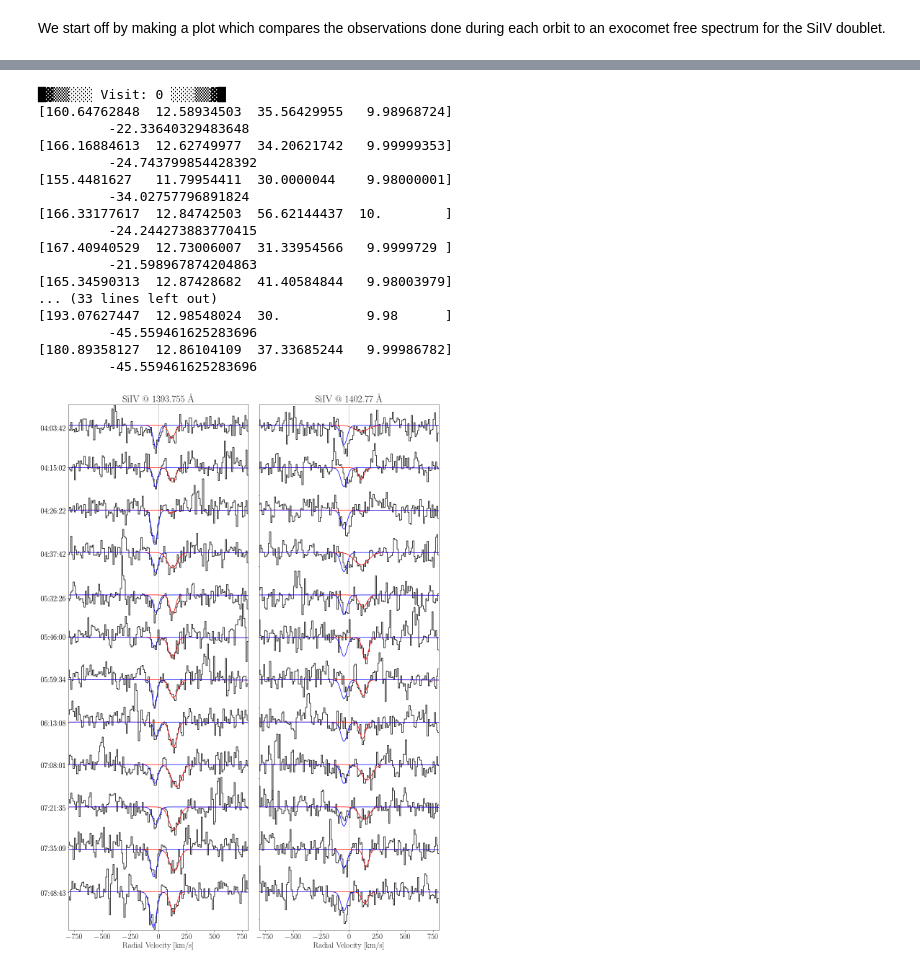
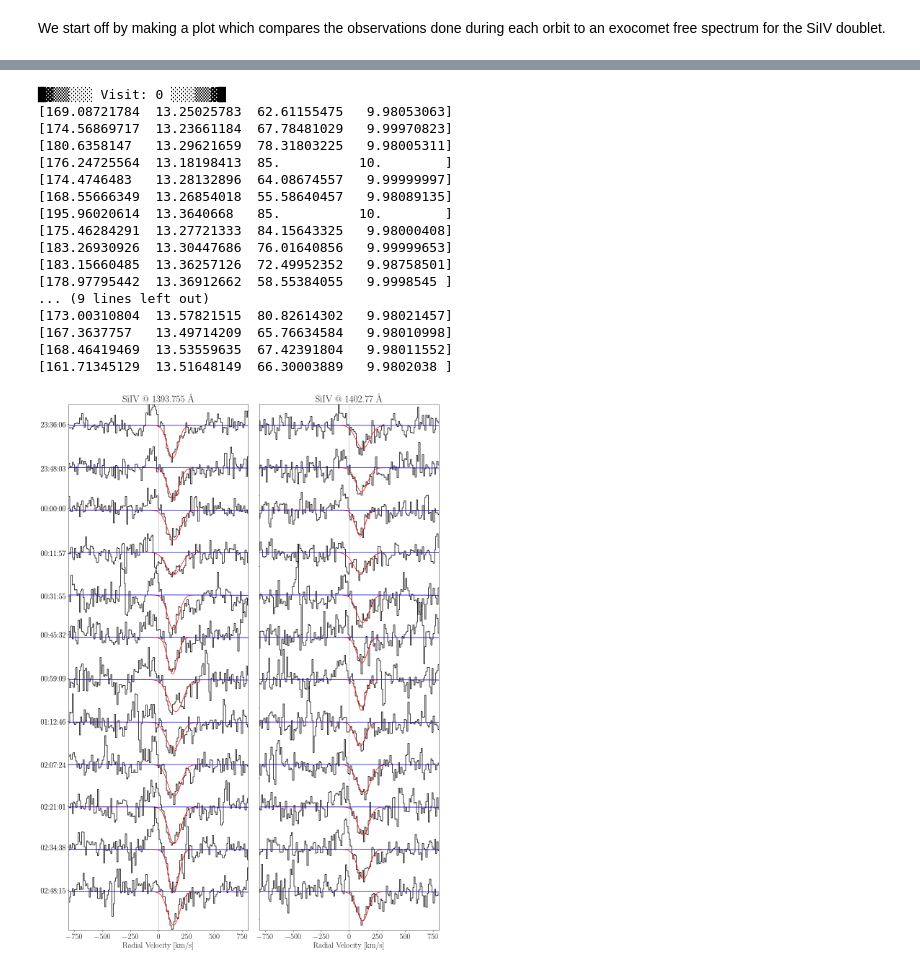
Before and after one commit to bdrdavies/exocomets, a Jupyter notebook: notebooks/short_term_variations.ipynb, the cells around one changed output, grey strips where cells are left out. Cells and saved outputs as stored; diff of their text form; code cells hidden in the pictures.

```diff
--- a/notebooks/short_term_variations.ipynb
+++ b/notebooks/short_term_variations.ipynb
@@ -117,7 +117,7 @@ cool=cm.plasma(np.linspace(0.0,0.9,12)) # Create some nice colours for the plot
 print('Looking at observations done on:')
 
 # Convert to RV space (using beta Pic RV of 20.5 km/s as reference)
-rv = c.Wave2RV(DP[nobs][0][0],Line1,20.5)
+rv = c.Wave2RV(DP[0][0][0],Line1,20.5)
 
 # Fint the array element corresponding to n1 and n2 km/s
 s1, s2 = c.RegionSelect(rv, n1, n2)
@@ -128,14 +128,14 @@ rv_bin_1, f_bin_1 = c.BinXY(rv,ECF,bin_size)
 # We loop over all the visits given in params.json
 for nobs in range(len(DP)):
 
+    # We extract the date so we can put it on the y-axis of the plot
+    date = str(DP[nobs][0][3])[:10]
+
     print('\n',date)
 
     # We initialise lists used for marking the y-axis
     ticks = []
     times = []
-
-    # We extract the date so we can put it on the y-axis of the plot
-    date = str(DP[nobs][0][3])[:10]
 
     fig = plt.figure(figsize=(16.0,22.0))
     ax1 = plt.subplot(121) # Subplot on the left showing the 1394 Å line.
@@ -259,7 +259,7 @@ for nobs in range(len(DP)):
 
     # The spectrum we are comparing to
     rv_bin, f_bin = c.BinXY(rv,DP[nobs][0][1],bin_size)
-    s1, s2 = c.RegionSelect(x, n1, n2)
+    s1, s2 = c.RegionSelect(rv_bin, n1, n2)
     e1, e2 = c.RegionSelect(rv, n1, n2)
 
     ticks = []
@@ -307,10 +307,10 @@ for nobs in range(len(DP)):
             try:
                 if j == 0:
                     popt,pcov = curve_fit(m.absorptionSiIV_1,w_c,(diffg/np.median(f[e1:e2]))+1.0,\
-                                          p0=[175,12.9,40,9.99],bounds=([150, 11, 30, 9.98], [230, 15, 85, 10]), maxfev = 800)
-                    popt2,pcov2 = curve_fit(m.absorptionSiIV_1,w_c,(diffg/np.median(f[e1:e2]))+1.0,\
-                                          p0=[20,13,20,9.5],bounds=([-20, 11, 15, 9], [40, 15, 35, 10]), maxfev = 800)
-                    ax1.step(rv_bin,f_bin-f_bin1+np.median(f_bin1[s1:s2]-f_bin[s1:s2])*np.ones(len(x))-offset,'-k')
+                                          p0=[175,12.9,40,9.99],bounds=([100, 11, 10, 9.98], [230, 15, 85, 10]), maxfev = 800)
+                    #popt2,pcov2 = curve_fit(m.absorptionSiIV_1,w_c,(diffg/np.median(f[e1:e2]))+1.0,\
+                    #                      p0=[20,13,20,9.5],bounds=([-20, 11, 15, 9], [40, 15, 35, 10]), maxfev = 800)
+                    ax1.step(rv_bin,f_bin-f_bin1+np.median(f_bin1[s1:s2]-f_bin[s1:s2])*np.ones(len(rv_bin))-offset,'-k')
                     ax1.plot(rv_c,(m.absorptionSiIV_1(w_c,*popt)-1.0)*np.median(f[e1:e2])-offset,'-r')
                     ax1.plot(rv_c,(m.absorptionSiIV_1(w_c,*popt2)-1.0)*np.median(f[e1:e2])-offset,'-b')
 
@@ -318,10 +318,10 @@ for nobs in range(len(DP)):
 
                 if j == 1:
                     popt,pcov = curve_fit(m.absorptionSiIV_2,w_c,(diffg/np.median(f[e1:e2]))+1.0,\
-                                          p0=[175,12.9,40,9.99],bounds=([150, 11, 30, 9.98], [230, 15, 85, 10]), maxfev = 800)
+                                          p0=[175,12.9,40,9.99],bounds=([100, 11, 10, 9.98], [230, 15, 85, 10]), maxfev = 800)
                     #popt2,pcov2 = curve_fit(m.absorptionSiIV_1,w_c,(diffg/np.median(f[e1:e2]))+1.0,\
                     #                      p0=[20,13,20,9.5],bounds=([-20, 11, 15, 9], [40, 15, 35, 10]), maxfev = 800)
-                    ax2.step(rv_bin,f_bin-f_bin1+np.median(f_bin1[s1:s2]-f_bin[s1:s2])*np.ones(len(x))-offset,'-k')
+                    ax2.step(rv_bin,f_bin-f_bin1+np.median(f_bin1[s1:s2]-f_bin[s1:s2])*np.ones(len(rv_bin))-offset,'-k')
                     ax2.plot(rv_c,(m.absorptionSiIV_2(w_c,*popt)-1.0)*np.median(f[e1:e2])-offset,'-r')
                     ax2.plot(rv_c,(m.absorptionSiIV_2(w_c,*popt2)-1.0)*np.median(f[e1:e2])-offset,'-b')
                     #ax2.fill_between(rv_bin,f_bin-f_bin1+np.median(f_bin1[s1:s2]-f_bin[s1:s2])*np.ones(len(x))-offset,np.median(f_bin1[s1:s2]-f_bin[s1:s2])*np.ones(len(x))-offset,step='pre',color=cool[i],alpha=0.5)
@@ -332,13 +332,13 @@ for nobs in range(len(DP)):
 
 
                 print(popt)
-                print('\t',popt2[0]-41)
+                #print('\t',popt2[0]-41)
 
                 # Calculate the uncertainties on the parameters
                 perr = np.sqrt(np.diag(pcov))
 
                 # Store the fit parameters
-                v_comp[nobs][j][i] = popt[0]-41
+                v_comp[nobs][j][i] = popt[0]
                 N[nobs][j][i] = popt[1]
                 v_turb[nobs][j][i] = popt[2]
                 temp[nobs][j][i] = popt[3]
@@ -364,50 +364,50 @@ for nobs in range(len(DP)):
 
                 # Store the uncertainties on the parameters
                 amplitude_err[nobs][j][i-1] = 0
                 shift_err[nobs][j][i-1] = 0
                 width_err[nobs][j][i-1] = 0
 
                 if j == 0:
                     ax1.fill_between(x,y-y1+np.median(y1[s1:s2]-y[s1:s2])*np.ones(len(x))-offset,np.median(y1[s1:s2]-y[s1:s2])*np.ones(len(x))-offset,step='pre',color=cool[i],alpha=0.5)
                 if j == 1:
                     ax2.fill_between(x,y-y1+np.median(y1[s1:s2]-y[s1:s2])*np.ones(len(x))-offset,np.median(y1[s1:s2]-y[s1:s2])*np.ones(len(x))-offset,step='pre',color=cool[i],alpha=0.5)
                 '''
         ax1.title.set_text('SiIV @ '+str(Line1)+' \AA')
         ax1.set_xlim(-800,800)
         ax1.set_ylim(-1.43e-12,6.0e-14)
         ax1.set_xlabel(r'Radial Velocity [km/s]')
         ax1.set_yticks(ticks)
         ax1.set_yticklabels(times)
 
         ax2.title.set_text('SiIV @ '+str(Line2)+' \AA')
         ax2.set_xlim(-800,800)
         ax2.set_ylim(-1.43e-12,6.0e-14)
         ax2.set_xlabel(r'Radial Velocity [km/s]')
         ax2.set(yticklabels=[])
         ax2.set(ylabel=None)
 
 
         fig.tight_layout()
         plt.savefig(home+'/plots/fits/'+date+'_exocomets.pdf', bbox_inches='tight', pad_inches=0.1,dpi=300)
 # %% [output]
 █▓▒▒░░░ Visit: 0 ░░░▒▒▓█
-[160.64762848  12.58934503  35.56429955   9.98968724]
-         -22.33640329483648
-[166.16884613  12.62749977  34.20621742   9.99999353]
-         -24.743799854428392
-[155.4481627   11.79954411  30.0000044    9.98000001]
-         -34.02757796891824
-[166.33177617  12.84742503  56.62144437  10.        ]
-         -24.244273883770415
-[167.40940529  12.73006007  31.33954566   9.9999729 ]
-         -21.598967874204863
-[165.34590313  12.87428682  41.40584844   9.98003979]
-... (33 lines left out)
-[193.07627447  12.98548024  30.           9.98      ]
-         -45.559461625283696
-[180.89358127  12.86104109  37.33685244   9.99986782]
-         -45.559461625283696
+[169.08721784  13.25025783  62.61155475   9.98053063]
+[174.56869717  13.23661184  67.78481029   9.99970823]
+[180.6358147   13.29621659  78.31803225   9.98005311]
+[176.24725564  13.18198413  85.          10.        ]
+[174.4746483   13.28132896  64.08674557   9.99999997]
+[168.55666349  13.26854018  55.58640457   9.98089135]
+[195.96020614  13.3640668   85.          10.        ]
+[175.46284291  13.27721333  84.15643325   9.98000408]
+[183.26930926  13.30447686  76.01640856   9.99999653]
+[183.15660485  13.36257126  72.49952352   9.98758501]
+[178.97795442  13.36912662  58.55384055   9.9998545 ]
+... (9 lines left out)
+[173.00310804  13.57821515  80.82614302   9.98021457]
+[167.3637757   13.49714209  65.76634584   9.98010998]
+[168.46419469  13.53559635  67.42391804   9.98011552]
+[161.71345129  13.51648149  66.30003889   9.9802038 ]
-[figure, old version]
+[figure, new version]
 # %%
 from datetime import timedelta
 from scipy.stats import linregress
```
Also changed, not shown: parts of 3 cells of this notebook, 4 other files.
